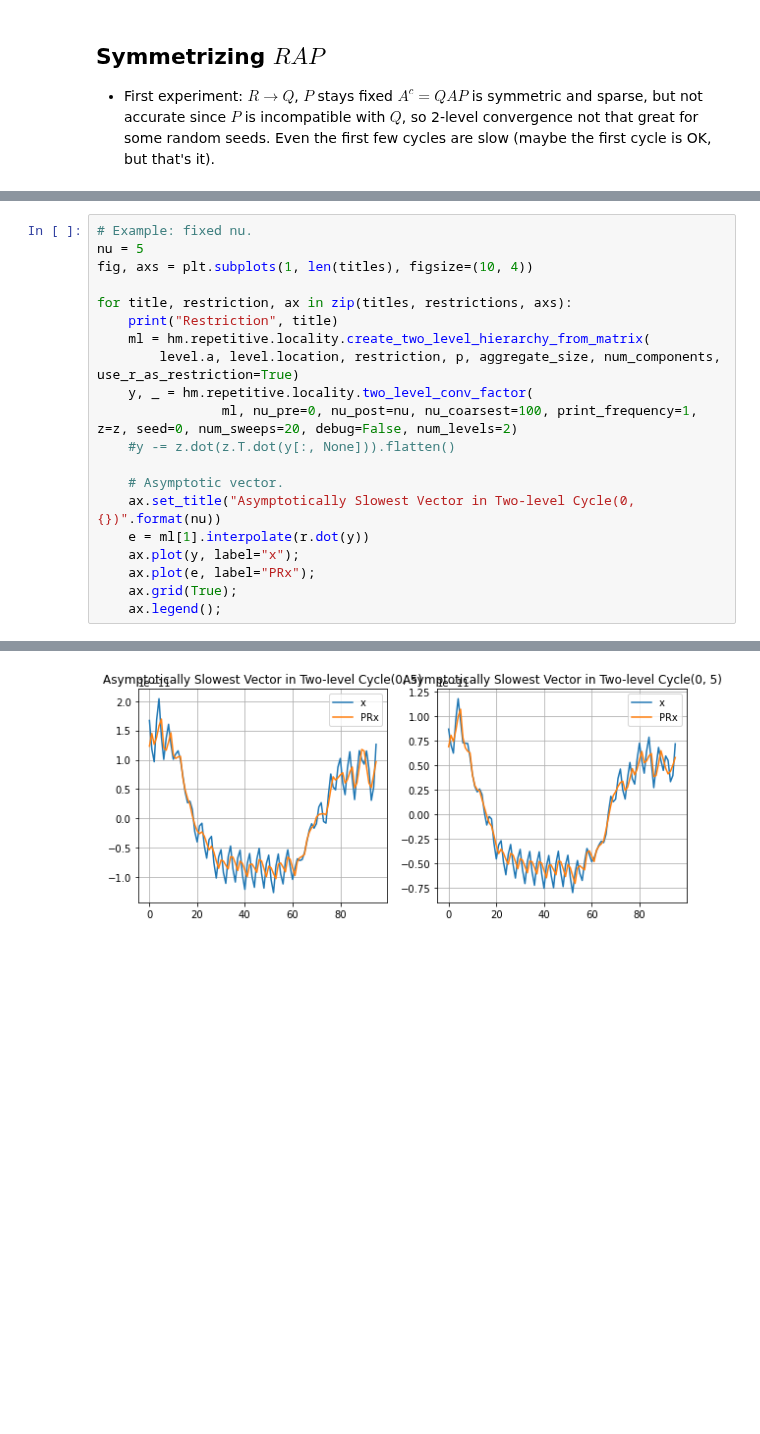
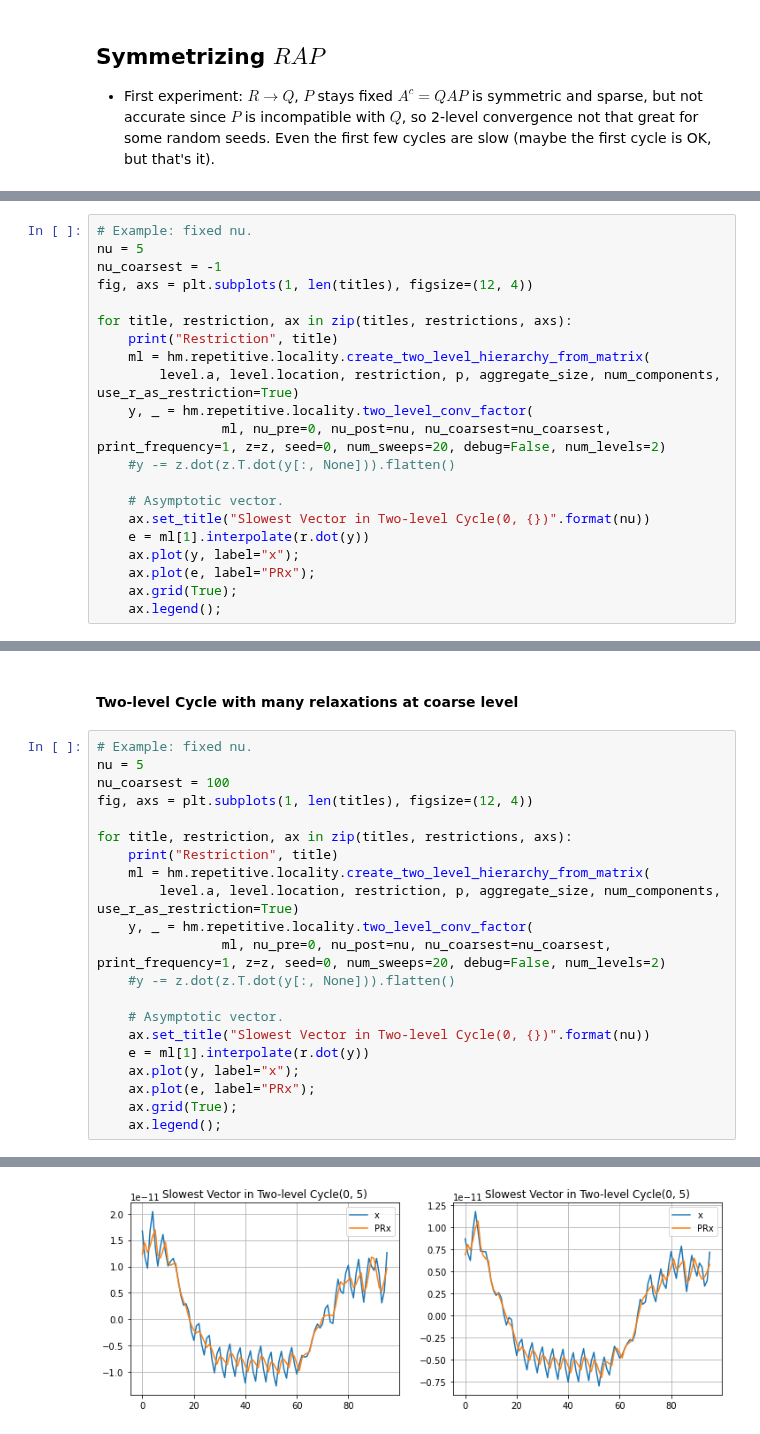
Before and after one commit to 436ahsan/Helmholtz, a Jupyter notebook: notebooks/repetitive/4_2_coarsening_3_level_qap.ipynb, the cells around one changed output, grey strips where cells are left out. Saved outputs shown, nothing was run; the diff lists cells and outputs as text; blank space fills up the shorter version.

```diff
--- a/notebooks/repetitive/4_2_coarsening_3_level_qap.ipynb
+++ b/notebooks/repetitive/4_2_coarsening_3_level_qap.ipynb
@@ -266,0 +256,21 @@ After removing the null components.
+# %%
+# Example: fixed nu.
+nu = 5
+nu_coarsest = -1
+fig, axs = plt.subplots(1, len(titles), figsize=(12, 4))
+
+for title, restriction, ax in zip(titles, restrictions, axs):
+    print("Restriction", title)
+    ml = hm.repetitive.locality.create_two_level_hierarchy_from_matrix(
+        level.a, level.location, restriction, p, aggregate_size, num_components, use_r_as_restriction=True)
+    y, _ = hm.repetitive.locality.two_level_conv_factor(
+                ml, nu_pre=0, nu_post=nu, nu_coarsest=nu_coarsest, print_frequency=1, z=z, seed=0, num_sweeps=20, debug=False, num_levels=2)
+    #y -= z.dot(z.T.dot(y[:, None])).flatten()
+
+    # Asymptotic vector.
+    ax.set_title("Slowest Vector in Two-level Cycle(0, {})".format(nu))
+    e = ml[1].interpolate(r.dot(y))
+    ax.plot(y, label="x");
+    ax.plot(e, label="PRx");
+    ax.grid(True);
+    ax.legend();
@@ -267,18 +296,21 @@ After removing the null components.
+# %% [markdown]
+#### Two-level Cycle with many relaxations at coarse level
 # %%
 # Example: fixed nu.
 nu = 5
-fig, axs = plt.subplots(1, len(titles), figsize=(10, 4))
+nu_coarsest = 100
+fig, axs = plt.subplots(1, len(titles), figsize=(12, 4))
 
 for title, restriction, ax in zip(titles, restrictions, axs):
     print("Restriction", title)
     ml = hm.repetitive.locality.create_two_level_hierarchy_from_matrix(
         level.a, level.location, restriction, p, aggregate_size, num_components, use_r_as_restriction=True)
     y, _ = hm.repetitive.locality.two_level_conv_factor(
-                ml, nu_pre=0, nu_post=nu, nu_coarsest=100, print_frequency=1, z=z, seed=0, num_sweeps=20, debug=False, num_levels=2)
+                ml, nu_pre=0, nu_post=nu, nu_coarsest=nu_coarsest, print_frequency=1, z=z, seed=0, num_sweeps=20, debug=False, num_levels=2)
     #y -= z.dot(z.T.dot(y[:, None])).flatten()
 
     # Asymptotic vector.
-    ax.set_title("Asymptotically Slowest Vector in Two-level Cycle(0, {})".format(nu))
+    ax.set_title("Slowest Vector in Two-level Cycle(0, {})".format(nu))
     e = ml[1].interpolate(r.dot(y))
     ax.plot(y, label="x");
     ax.plot(e, label="PRx");
@@ -305 +337 @@ INFO        16 |r| 2.554e-11 (0.19304) RER 0.49895 (1.00098) 0.000
-[figure, old version]
+[figure, new version]
```
Also changed, not shown: parts of 31 cells of this notebook, 2 other files.
